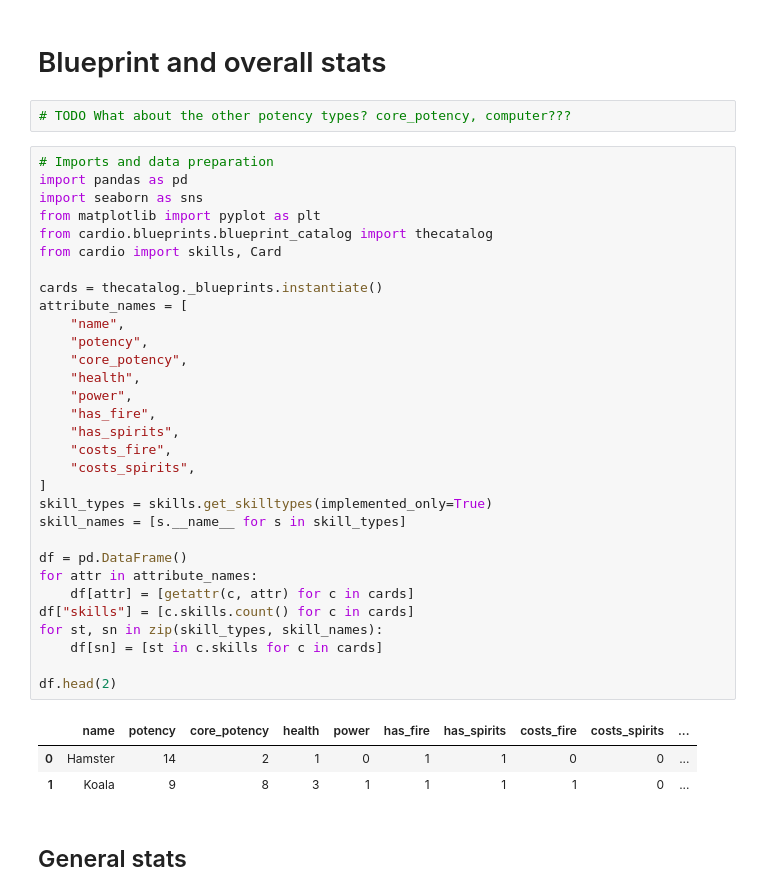
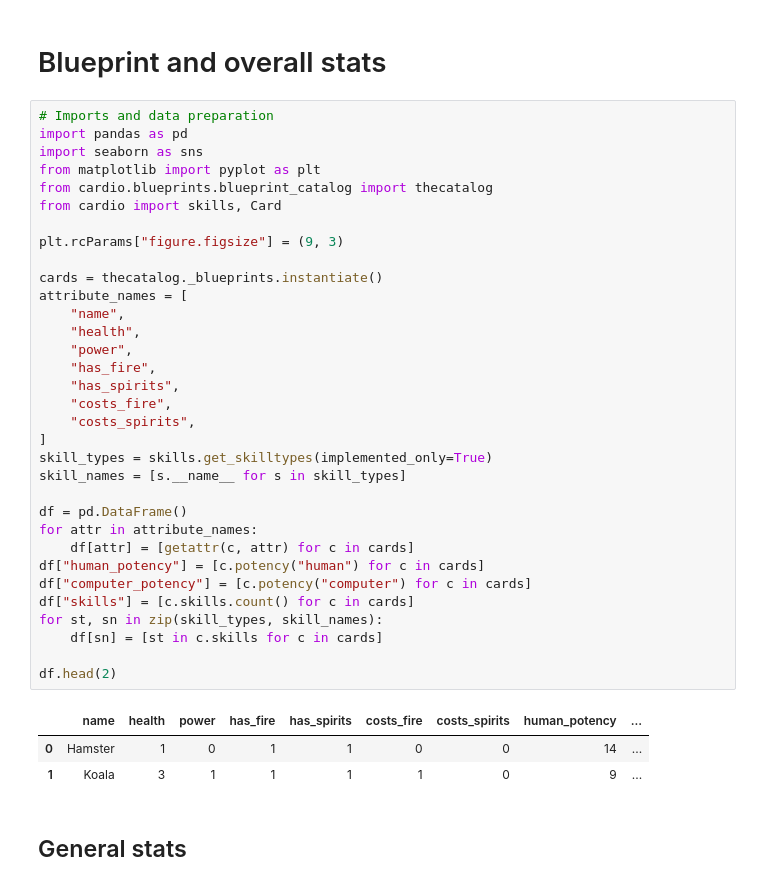
Before and after one commit to ymyke/cardio, a Jupyter notebook: cardio/blueprints/blueprint_stats.ipynb, the cells around one changed output. Cells and saved outputs as stored; diff of their text form.

```diff
--- a/cardio/blueprints/blueprint_stats.ipynb
+++ b/cardio/blueprints/blueprint_stats.ipynb
@@ -1,42 +1,42 @@
 # %% [markdown]
 # Blueprint and overall stats
-# %%
-# TODO What about the other potency types? core_potency, computer???
 # %%
 # Imports and data preparation
 import pandas as pd
 import seaborn as sns
 from matplotlib import pyplot as plt
 from cardio.blueprints.blueprint_catalog import thecatalog
 from cardio import skills, Card
 
+plt.rcParams["figure.figsize"] = (9, 3)
+
 cards = thecatalog._blueprints.instantiate()
 attribute_names = [
     "name",
-    "potency",
-    "core_potency",
     "health",
     "power",
     "has_fire",
     "has_spirits",
     "costs_fire",
     "costs_spirits",
 ]
 skill_types = skills.get_skilltypes(implemented_only=True)
 skill_names = [s.__name__ for s in skill_types]
 
 df = pd.DataFrame()
 for attr in attribute_names:
     df[attr] = [getattr(c, attr) for c in cards]
+df["human_potency"] = [c.potency("human") for c in cards]
+df["computer_potency"] = [c.potency("computer") for c in cards]
 df["skills"] = [c.skills.count() for c in cards]
 for st, sn in zip(skill_types, skill_names):
     df[sn] = [st in c.skills for c in cards]
 
 df.head(2)
 # %% [output]
-|  | name | potency | core_potency | health | power | has_fire | has_spirits | costs_fire | costs_spirits | ... |
-| 0 | Hamster | 14 | 2 | 1 | 0 | 1 | 1 | 0 | 0 | ... |
-| 1 | Koala | 9 | 8 | 3 | 1 | 1 | 1 | 1 | 0 | ... |
+|  | name | health | power | has_fire | has_spirits | costs_fire | costs_spirits | human_potency | ... |
+| 0 | Hamster | 1 | 0 | 1 | 1 | 0 | 0 | 14 | ... |
+| 1 | Koala | 3 | 1 | 1 | 1 | 1 | 0 | 9 | ... |
 # %% [markdown]
 ## General stats
 # %% [markdown]
```
Also changed, not shown: parts of 40 cells of this notebook, 7 other files.
